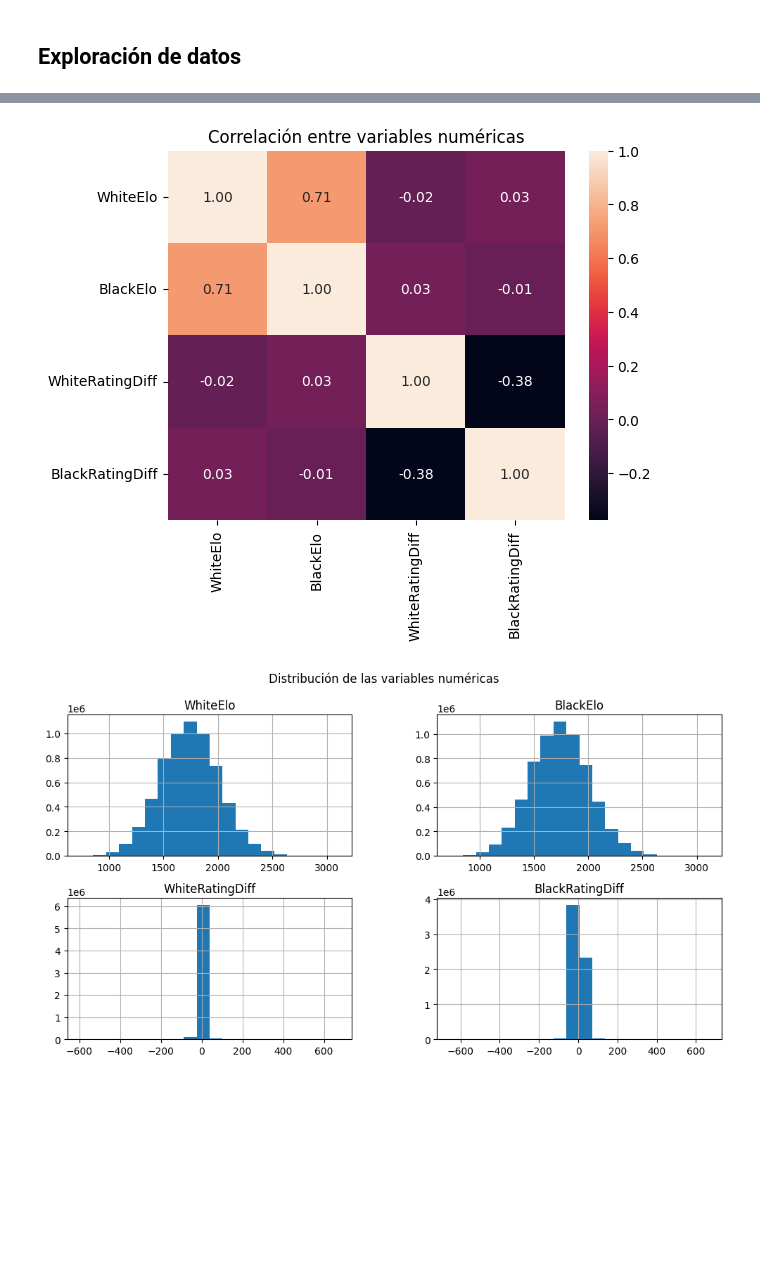
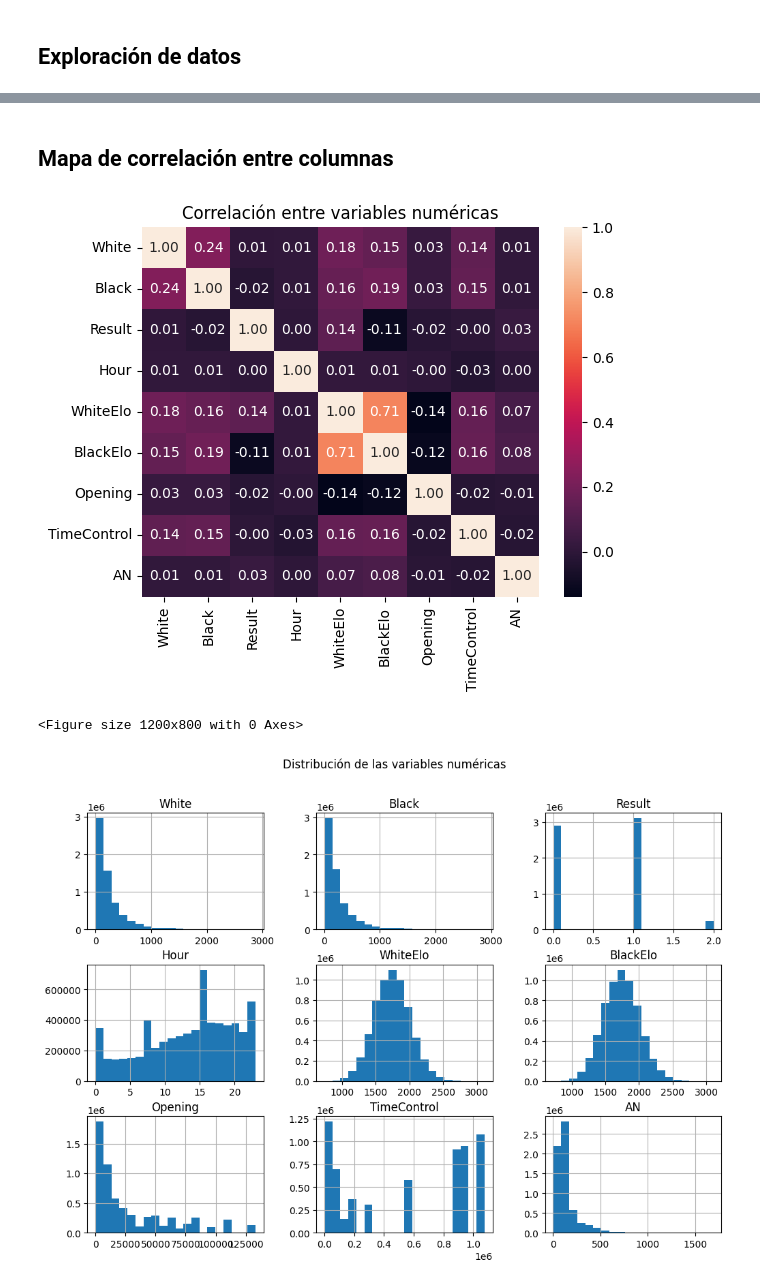
Before and after one commit to frantorres14/Chess-Data-Analysis-Machine-Learning-Algorithms-for-Classification-and-Regression, a Jupyter notebook: notebooks/EDA.ipynb, the cells around one changed output, grey strips where cells are left out. Drawn from its saved outputs; the diff is of its cells as text; code cells hidden in the pictures; blank space fills up the shorter version.

```diff
--- a/notebooks/EDA.ipynb
+++ b/notebooks/EDA.ipynb
@@ -9,7 +9,7 @@ import seaborn as sns
 # %%
 # Cargar datos
 path = "C:/Users/franc/Documents/Lic. IA/Semestre 4/Machine learning" # Cambiar por la ruta de los datos
-df = pd.read_csv(path + '/data/chess_games_clean.csv')
+df = pd.read_csv(path + '/data/chess_games_clean2.csv')
 # %% [markdown]
 ## Exploración de datos
 # %%
@@ -47,3 +24,5 @@ Name: count, Length: 6184814, dtype: int64
+# %% [markdown]
+## Mapa de correlación entre columnas
 # %%
 # Calculando la correlación sólo de las variables numéricas
 df_num = df.select_dtypes(include = ['float64', 'int64'])
@@ -52,13 +31,15 @@ sns.heatmap(corr, annot = True, fmt = '.2f')
 plt.title('Correlación entre variables numéricas')
 plt.show()
 # %% [output]
-[figure, old version]
+[figure, new version]
 # %%
 # Ver distribución de las variables
-df_num.hist(bins = 20, figsize = (12, 6))
+plt.figure(figsize = (12, 8), tight_layout = True)
+df_num.hist(bins = 20, figsize = (12, 8))
 plt.suptitle('Distribución de las variables numéricas')
 plt.show()
 # %% [output]
+<Figure size 1200x800 with 0 Axes>
-[figure, old version]
+[figure, new version]
 # %%
 plt.plot(df["BlackElo"], df["WhiteElo"], 'o', markersize=2, alpha=0.5)
```
Also changed, not shown: parts of 9 cells of this notebook, 1 other file.
